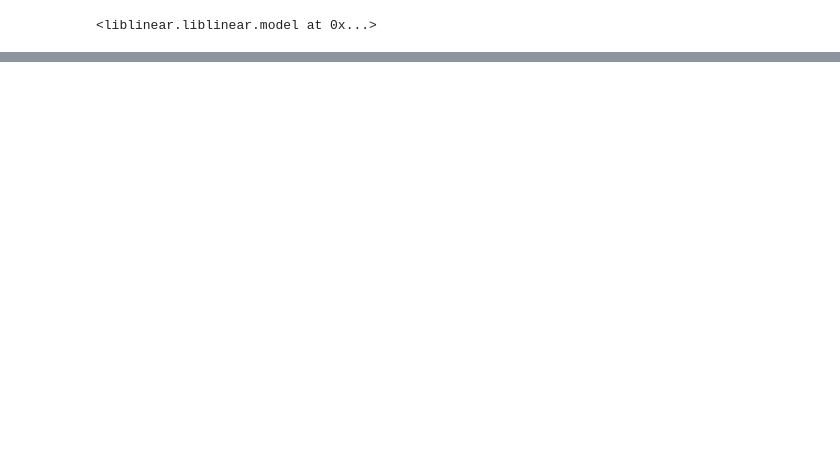
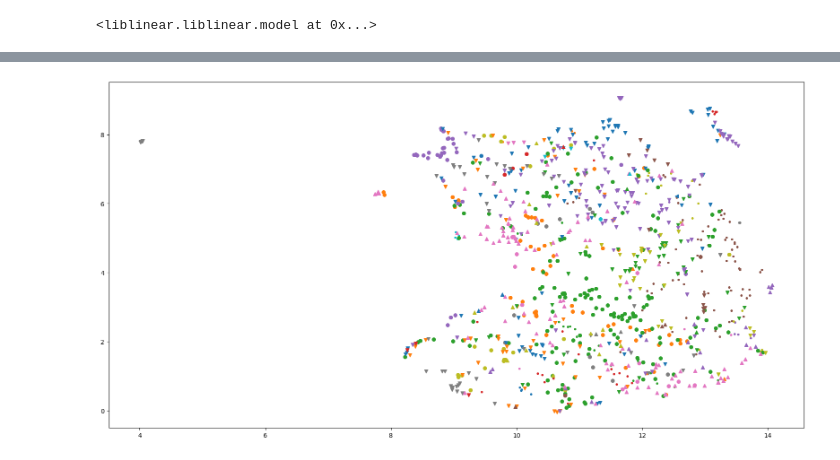
Before and after one commit to cinemere/code-classification, a Jupyter notebook: notebooks/simple_word_embeddings.ipynb, the cells around one changed output, grey strips where cells are left out. Cells and saved outputs as stored; diff of their text form; code cells hidden in the pictures; blank space fills up the shorter version.

```diff
--- a/notebooks/simple_word_embeddings.ipynb
+++ b/notebooks/simple_word_embeddings.ipynb
@@ -379,7 +379,7 @@ class W2V_UITestsDataset(UITestsDataset):
             return [self.__getitem__(index)[0] for index in tqdm(self.val_idxs)]
 
     def train_enmbeddings(self,
-        min_count=1, vector_size=150, window=50, epochs=15
+        min_count=1, vector_size=1500, window=1000, epochs=15
         ) -> None:
 
         sentences_train = self.get_sentences("train")
@@ -551,0 +559,35 @@ model
+# %%
+# idxs = np.random.choice(len(X_train), replace=False, size=1000)
+
+# vis_X = np.array([X_train[i] for i in idxs])
+# vis_Y = np.array([Y_train[i] for i in idxs])
+
+idxs = np.random.choice(len(X_val), replace=False, size=1000)
+
+vis_X = np.array([X_val[i] for i in idxs])
+vis_Y = np.array([Y_val[i] for i in idxs])
+vis_pred = np.array([predicted_labels[i] for i in idxs])
+# %%
+from sklearn.manifold import TSNE
+import umap
+
+# xy = TSNE(n_components=2, perplexity=30).fit_transform(vis_X)
+xy = umap.UMAP(n_neighbors=6).fit_transform(vis_X)
+# %%
+import matplotlib.pyplot as plt
+from matplotlib.lines import Line2D
+from itertools import cycle
+
+markers = cycle(Line2D.filled_markers)
+
+plt.figure(figsize=(20, 10))
+for i, Y in enumerate(np.unique(vis_pred)):
+# for i, Y in enumerate(np.unique(vis_Y)):
+
+    if i % 10 == 0:
+        marker = next(markers)
+
+    # plt.scatter(xy[Y == vis_Y][:, 0], xy[Y == vis_Y][:, 1], label=f'{Y}', s=30, marker=marker)
+    plt.scatter(xy[Y == vis_pred][:, 0], xy[Y == vis_pred][:, 1], label=f'{Y}', s=30, marker=marker)
+# %% [output]
+[figure, added]
```
Also changed, not shown: parts of 8 cells of this notebook, 2 other files.
